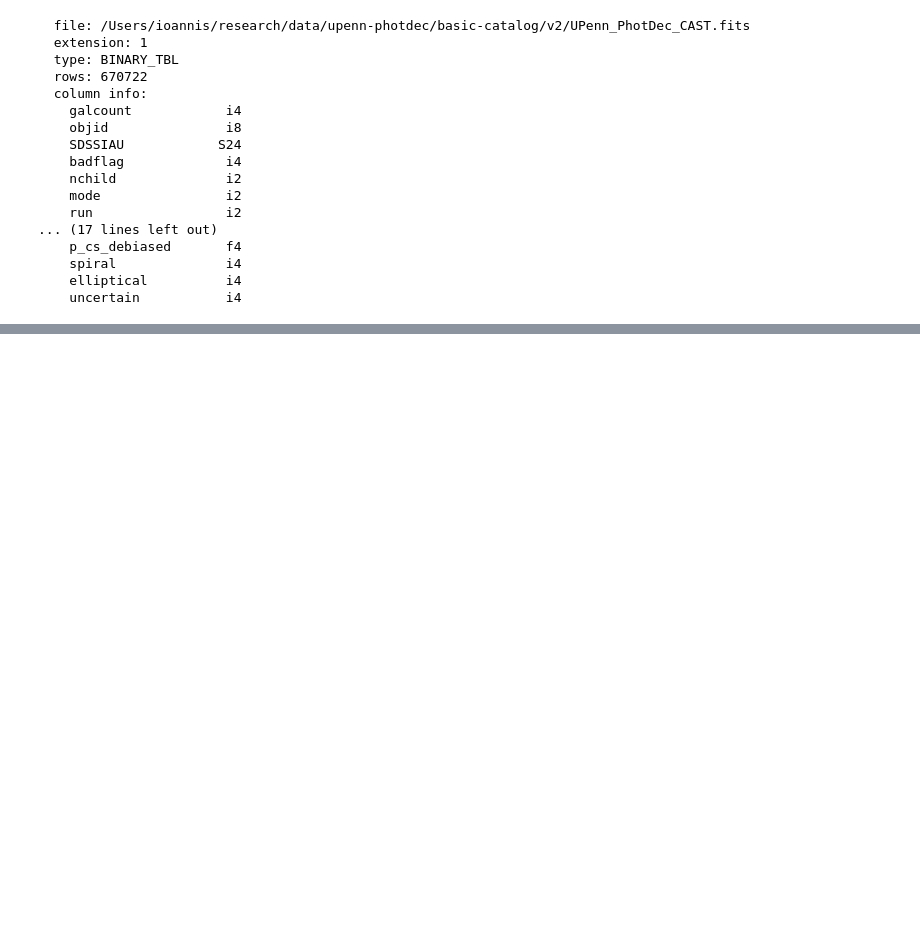
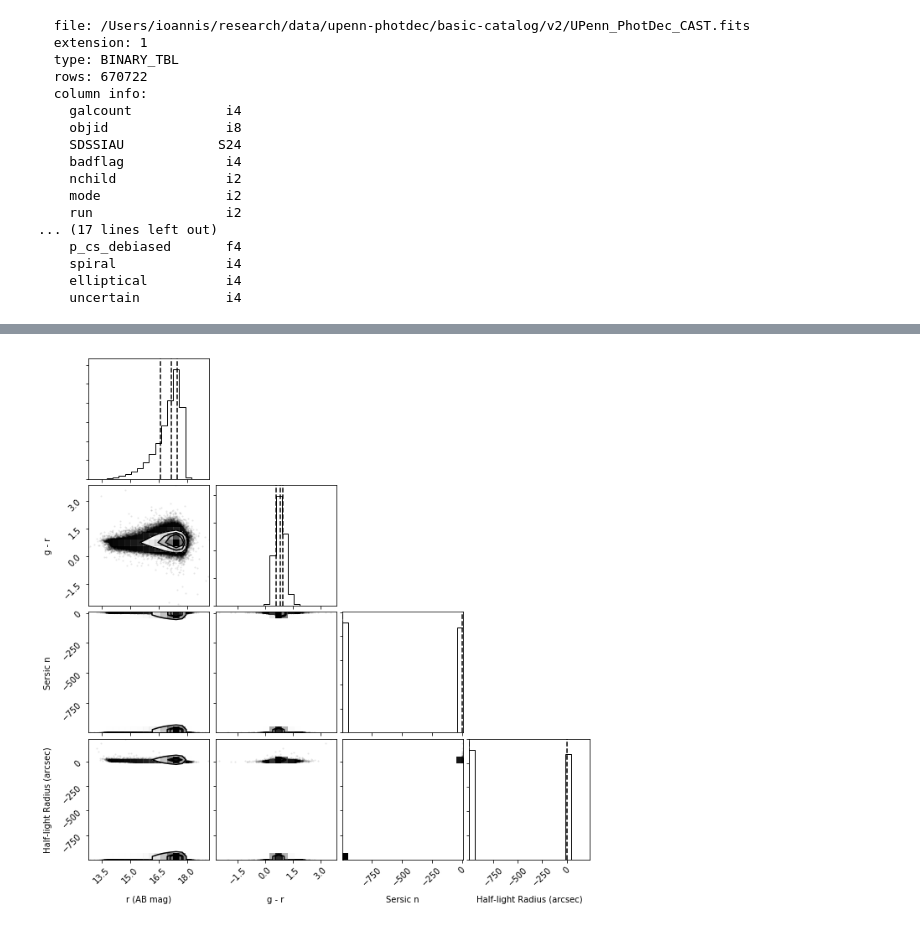
Before and after one commit to moustakas/siena-astrophysics, a Jupyter notebook: research/upenn-photdec/upenn-photdec.ipynb, the cells around one changed output, grey strips where cells are left out. Saved outputs shown, nothing was run; the diff lists cells and outputs as text; code cells hidden in the pictures; blank space fills up the shorter version.

```diff
--- a/research/upenn-photdec/upenn-photdec.ipynb
+++ b/research/upenn-photdec/upenn-photdec.ipynb
@@ -47,0 +161,3 @@ Read the other catalogs and make a couple plots!
+# %%
+_ = corner(data, quantiles=[0.25, 0.50, 0.75], labels=labels)
+# %% [output]
@@ -47,0 +167 @@ Read the other catalogs and make a couple plots!
+[figure, added]
```
Also changed, not shown: parts of 21 cells of this notebook.
